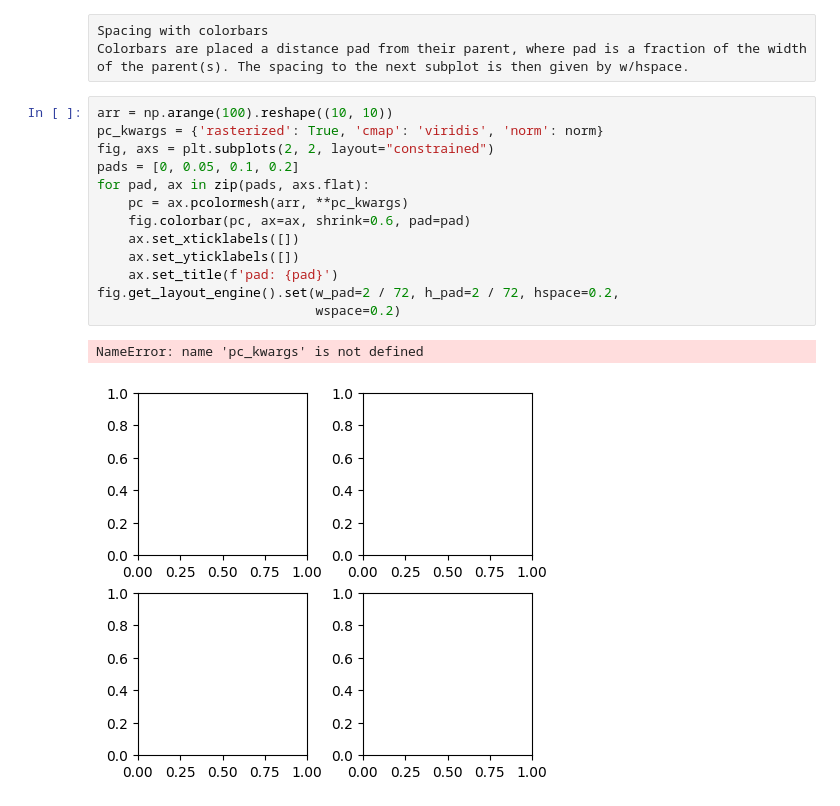
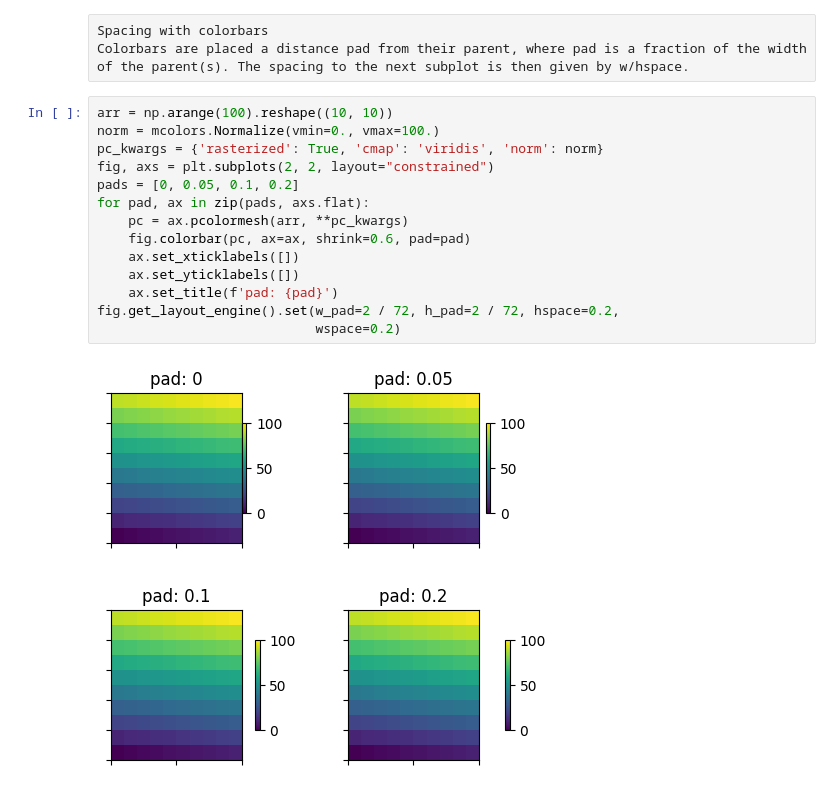
Before and after one commit to manasesmutembei11/ML, a Jupyter notebook: matplotlib/matplotlib_axes&subplots.ipynb, the cells around one changed output. Saved outputs shown, nothing was run; the diff lists cells and outputs as text.

```diff
--- a/matplotlib/matplotlib_axes&subplots.ipynb
+++ b/matplotlib/matplotlib_axes&subplots.ipynb
@@ -834,17 +834,17 @@ Spacing with colorbars
 Colorbars are placed a distance pad from their parent, where pad is a fraction of the width of the parent(s). The spacing to the next subplot is then given by w/hspace.
 # %%
 arr = np.arange(100).reshape((10, 10))
+norm = mcolors.Normalize(vmin=0., vmax=100.)
 pc_kwargs = {'rasterized': True, 'cmap': 'viridis', 'norm': norm}
 fig, axs = plt.subplots(2, 2, layout="constrained")
 pads = [0, 0.05, 0.1, 0.2]
 for pad, ax in zip(pads, axs.flat):
     pc = ax.pcolormesh(arr, **pc_kwargs)
     fig.colorbar(pc, ax=ax, shrink=0.6, pad=pad)
     ax.set_xticklabels([])
     ax.set_yticklabels([])
     ax.set_title(f'pad: {pad}')
 fig.get_layout_engine().set(w_pad=2 / 72, h_pad=2 / 72, hspace=0.2,
                             wspace=0.2)
 # %% [output]
-NameError: name 'pc_kwargs' is not defined
-[figure, old version]
+[figure, new version]
```
Also changed, not shown: parts of 2 cells of this notebook.
